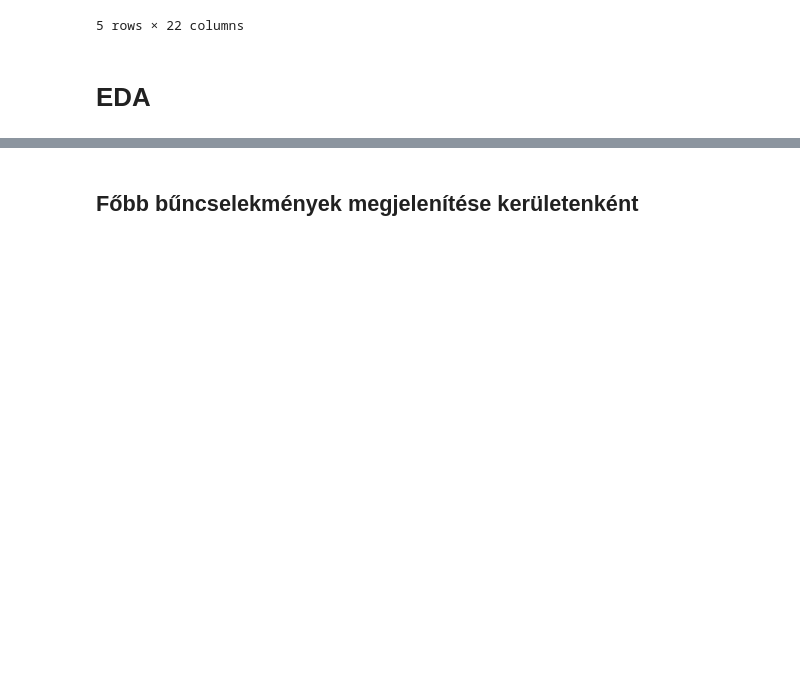
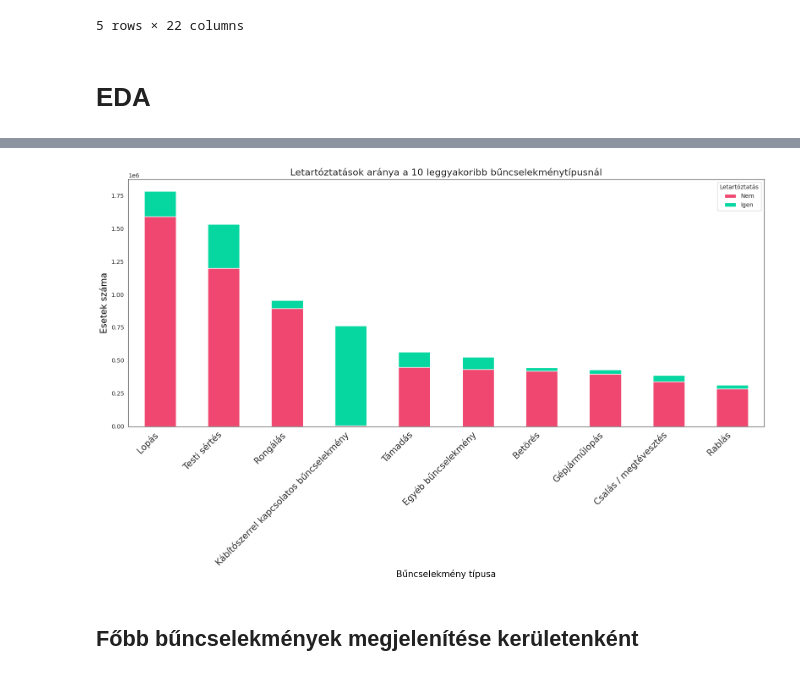
Before and after one commit to enikogyorfi/Szakdolgozat, a Jupyter notebook: szakdolgozat.ipynb, the cells around one changed output, grey strips where cells are left out. Cells and saved outputs as stored; diff of their text form; code cells hidden in the pictures; blank space fills up the shorter version.

Commit message:
Refine crime analysis documentation: adjust figure width for improved visualization and add page break for better readability

```diff
--- a/szakdolgozat.ipynb
+++ b/szakdolgozat.ipynb
@@ -309,37 +335,39 @@ arrest_stats = pd.crosstab(
 )
 
 arrest_stats['Total'] = arrest_stats.sum(axis=1)
 arrest_stats = arrest_stats.sort_values('Total', ascending=False).drop('Total', axis=1)
 
-fig, ax = plt.subplots(figsize=(12, 6))
+fig, ax = plt.subplots(figsize=(16, 10))
 fig.patch.set_facecolor('white')
 
 arrest_stats.plot(
     kind='bar',
     stacked=True,
     color=['#ef476f', '#06d6a0'],
     ax=ax
 )
 
 ax.set_title('Letartóztatások aránya a 10 leggyakoribb bűncselekménytípusnál', fontsize=16)
-ax.set_xlabel('Bűncselekmény típusa', fontsize=12, color='black')
-ax.set_ylabel('Esetek száma', fontsize=12, color='black')
+ax.set_xlabel('Bűncselekmény típusa', fontsize=15, color='black')
+ax.set_ylabel('Esetek száma', fontsize=15, color='black')
 
 ax.legend(
     title='Letartóztatás',
     labels=['Nem', 'Igen']
 )
 
-plt.xticks(rotation=45, ha='right')
+plt.xticks(rotation=45, ha='right', fontsize = 15)
 plt.tight_layout()
 
 plt.savefig(
     'docs/Szakdolgozat docs/Images/EDA/arrest_stats_top10.svg',
     dpi=300,
     bbox_inches='tight'
 )
 
 plt.show()
+# %% [output]
+[figure, added]
 # %%
 top_10_types = df['Primary Type'].value_counts().nlargest(10).index
 df_top10 = df[df['Primary Type'].isin(top_10_types)]
```
Also changed, not shown: parts of 6 cells of this notebook, 2 other files.
